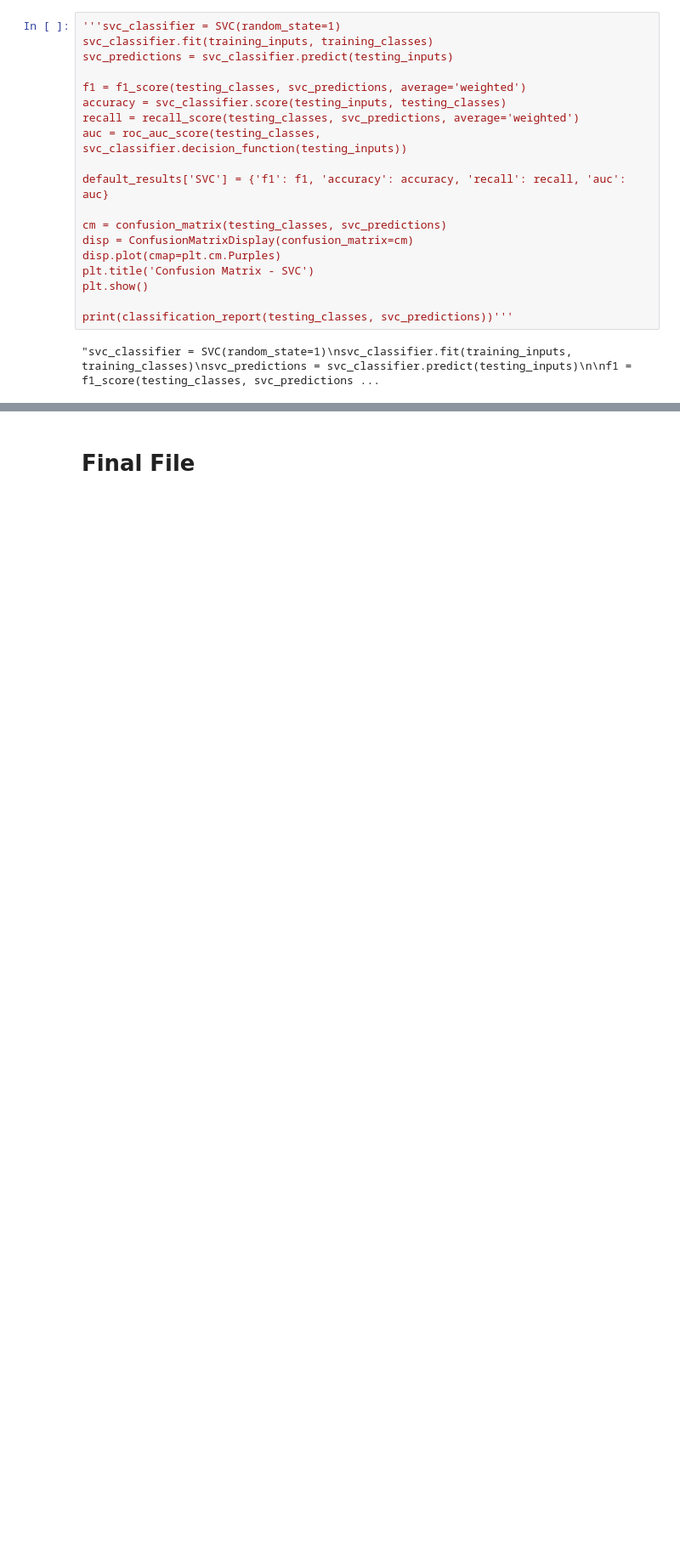
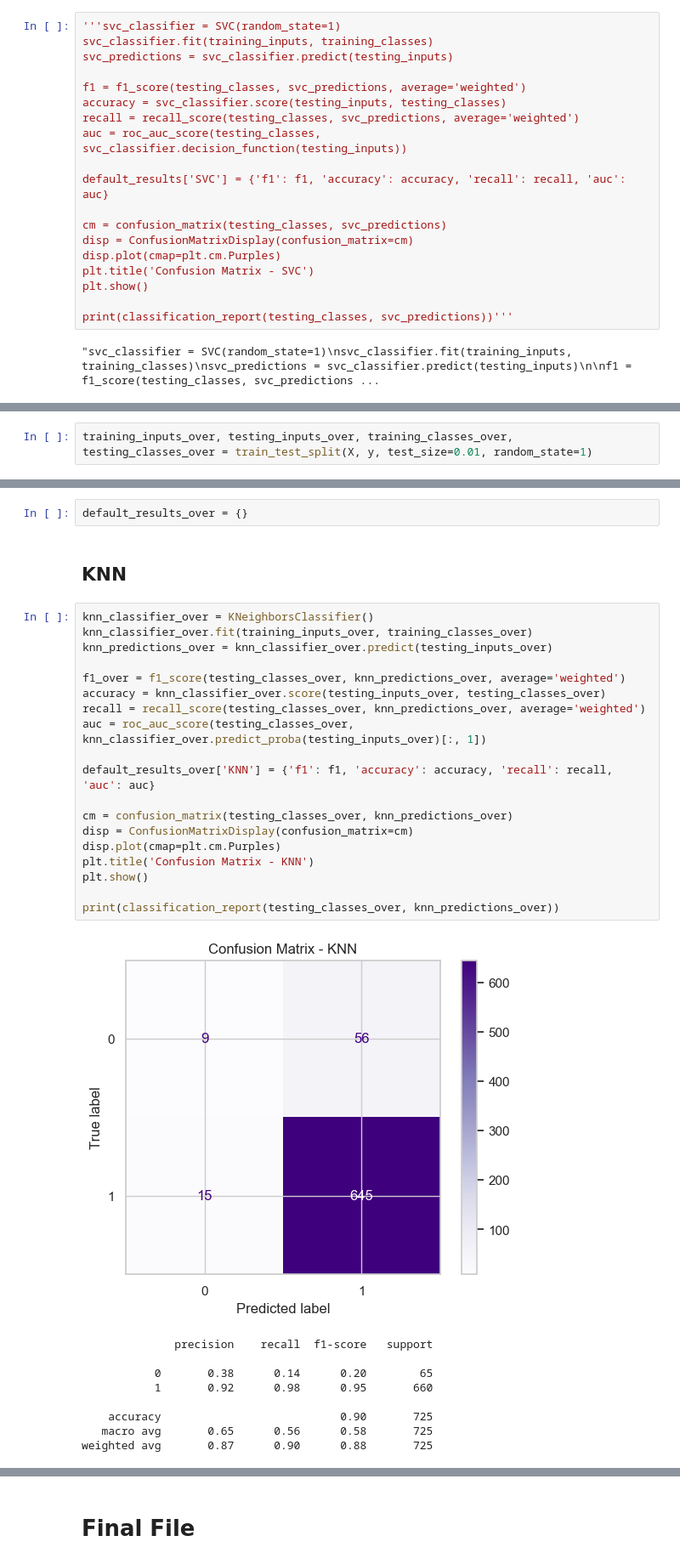
Before and after one commit to eduardooliveiraps/HealthInsurancePredictor, a Jupyter notebook: health_insurance_predictor copy.ipynb, the cells around one changed output, grey strips where cells are left out. Shown at 85% size. Saved outputs shown, nothing was run; the diff lists cells and outputs as text; blank space fills up the shorter version.

```diff
--- a/health_insurance_predictor copy.ipynb
+++ b/health_insurance_predictor copy.ipynb
@@ -964,0 +703,2 @@ svc_predictions = svc_classifier.predict(testing_inputs)
+# %%
+training_inputs_over, testing_inputs_over, training_classes_over, testing_classes_over = train_test_split(X, y, test_size=0.01, random_state=1)
@@ -964,0 +722,33 @@ svc_predictions = svc_classifier.predict(testing_inputs)
+# %%
+default_results_over = {}
+# %% [markdown]
+## KNN
+# %%
+knn_classifier_over = KNeighborsClassifier()
+knn_classifier_over.fit(training_inputs_over, training_classes_over)
+knn_predictions_over = knn_classifier_over.predict(testing_inputs_over)
+
+f1_over = f1_score(testing_classes_over, knn_predictions_over, average='weighted')
+accuracy = knn_classifier_over.score(testing_inputs_over, testing_classes_over)
+recall = recall_score(testing_classes_over, knn_predictions_over, average='weighted')
+auc = roc_auc_score(testing_classes_over, knn_classifier_over.predict_proba(testing_inputs_over)[:, 1])
+
+default_results_over['KNN'] = {'f1': f1, 'accuracy': accuracy, 'recall': recall, 'auc': auc}
+
+cm = confusion_matrix(testing_classes_over, knn_predictions_over)
+disp = ConfusionMatrixDisplay(confusion_matrix=cm)
+disp.plot(cmap=plt.cm.Purples)
+plt.title('Confusion Matrix - KNN')
+plt.show()
+
+print(classification_report(testing_classes_over, knn_predictions_over))
+# %% [output]
+[figure, added]
+              precision    recall  f1-score   support
+
+           0       0.38      0.14      0.20        65
+           1       0.92      0.98      0.95       660
+
+    accuracy                           0.90       725
+   macro avg       0.65      0.56      0.58       725
+weighted avg       0.87      0.90      0.88       725
```
Also changed, not shown: parts of 87 cells of this notebook, 5 other files.
